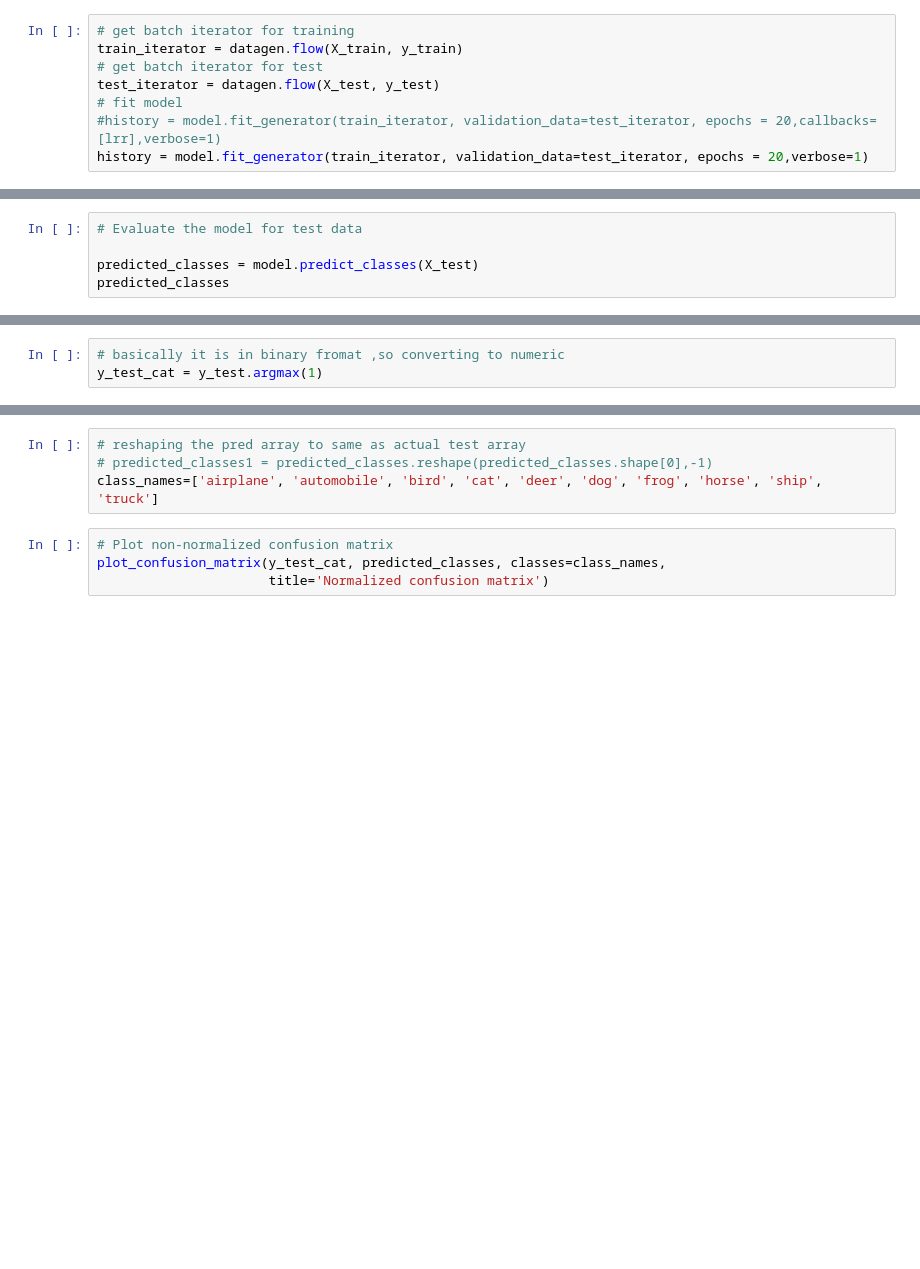
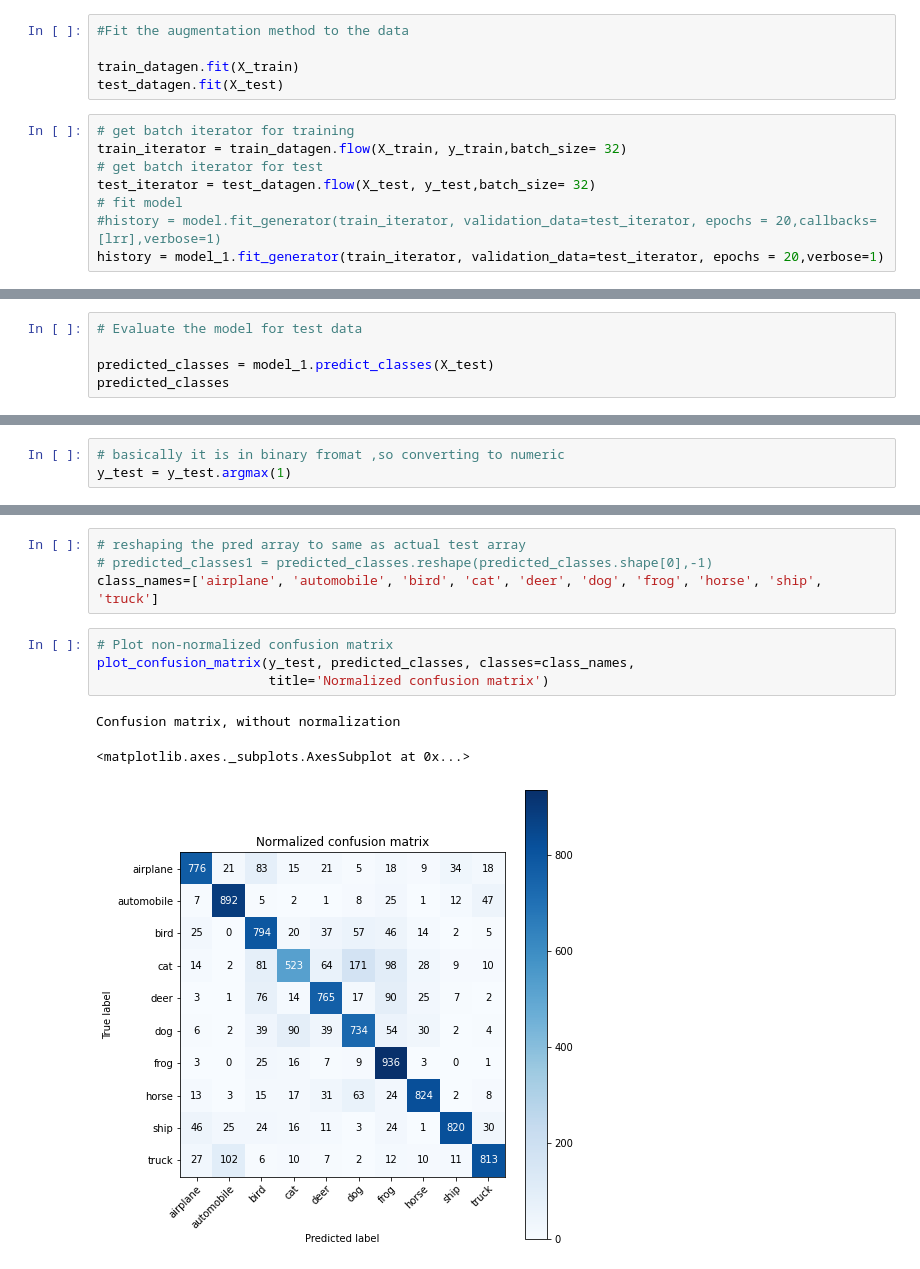
Before and after one commit to sulata2/Vino, a Jupyter notebook: CIFAR Keras.ipynb, the cells around one changed output, grey strips where cells are left out. Cells and saved outputs as stored; diff of their text form; blank space fills up the shorter version.

```diff
--- a/CIFAR Keras.ipynb
+++ b/CIFAR Keras.ipynb
@@ -249,10 +293,15 @@ datagen = ImageDataGenerator(zca_epsilon=0,
+# %%
+#Fit the augmentation method to the data
+
+train_datagen.fit(X_train)
+test_datagen.fit(X_test)
 # %%
 # get batch iterator for training
-train_iterator = datagen.flow(X_train, y_train)
+train_iterator = train_datagen.flow(X_train, y_train,batch_size= 32)
 # get batch iterator for test
-test_iterator = datagen.flow(X_test, y_test)
+test_iterator = test_datagen.flow(X_test, y_test,batch_size= 32)
 # fit model
 #history = model.fit_generator(train_iterator, validation_data=test_iterator, epochs = 20,callbacks=[lrr],verbose=1)
-history = model.fit_generator(train_iterator, validation_data=test_iterator, epochs = 20,verbose=1)
+history = model_1.fit_generator(train_iterator, validation_data=test_iterator, epochs = 20,verbose=1)
 # %% [output]
 Epoch 1/20
@@ -338,5 +410,5 @@ plotmodel(history)
 # %%
 # Evaluate the model for test data
 
-predicted_classes = model.predict_classes(X_test)
+predicted_classes = model_1.predict_classes(X_test)
 predicted_classes
@@ -345,3 +423,3 @@ y_test[0:3]
 # %%
 # basically it is in binary fromat ,so converting to numeric
-y_test_cat = y_test.argmax(1)
+y_test = y_test.argmax(1)
@@ -353,5 +433,9 @@ y_test_cat[0:2]
 class_names=['airplane', 'automobile', 'bird', 'cat', 'deer', 'dog', 'frog', 'horse', 'ship', 'truck']
 # %%
 # Plot non-normalized confusion matrix
-plot_confusion_matrix(y_test_cat, predicted_classes, classes=class_names,
+plot_confusion_matrix(y_test, predicted_classes, classes=class_names,
                       title='Normalized confusion matrix')
+# %% [output]
+Confusion matrix, without normalization
+<matplotlib.axes._subplots.AxesSubplot at 0x...>
+[figure, added]
```
Also changed, not shown: parts of 27 cells of this notebook.
